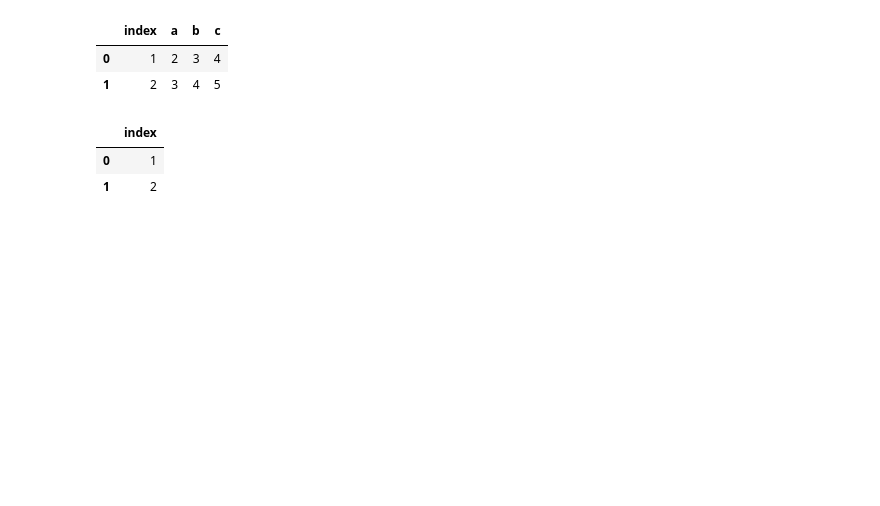
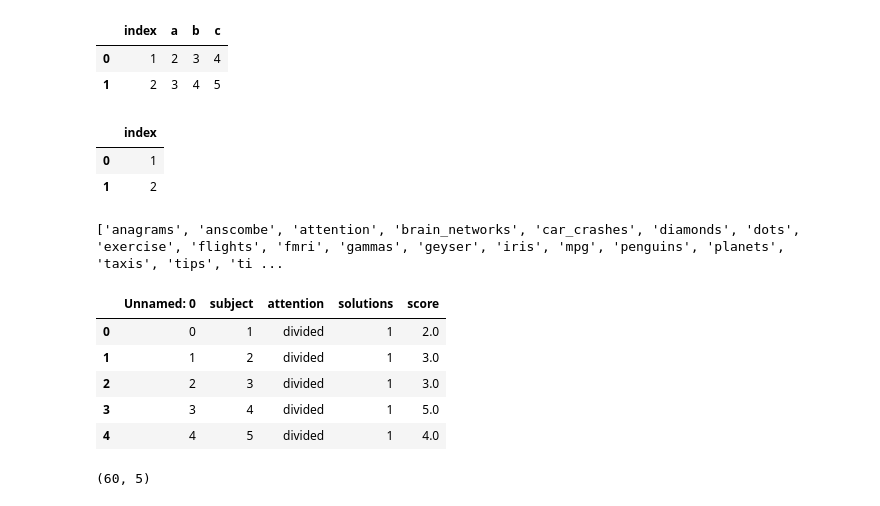
Before and after one commit to Severina7/clustering_exercises, a Jupyter notebook: doodling.ipynb, the cells around one changed output. Cells and saved outputs as stored; diff of their text form; code cells hidden in the pictures; blank space fills up the shorter version.

```diff
--- a/doodling.ipynb
+++ b/doodling.ipynb
@@ -18,3 +18,21 @@ df1
 |  | index |
 | 0 | 1 |
 | 1 | 2 |
+# %%
+print(sb.get_dataset_names())
+# %% [output]
+['anagrams', 'anscombe', 'attention', 'brain_networks', 'car_crashes', 'diamonds', 'dots', 'exercise', 'flights', 'fmri', 'gammas', 'geyser', 'iris', 'mpg', 'penguins', 'planets', 'taxis', 'tips', 'ti ...
+# %%
+df = sb.load_dataset('attention')
+df.head()
+# %% [output]
+|  | Unnamed: 0 | subject | attention | solutions | score |
+| 0 | 0 | 1 | divided | 1 | 2.0 |
+| 1 | 1 | 2 | divided | 1 | 3.0 |
+| 2 | 2 | 3 | divided | 1 | 3.0 |
+| 3 | 3 | 4 | divided | 1 | 5.0 |
+| 4 | 4 | 5 | divided | 1 | 4.0 |
+# %%
+df.shape
+# %% [output]
+(60, 5)
```
Also changed, not shown: parts of 4 cells of this notebook, 1 other file.
